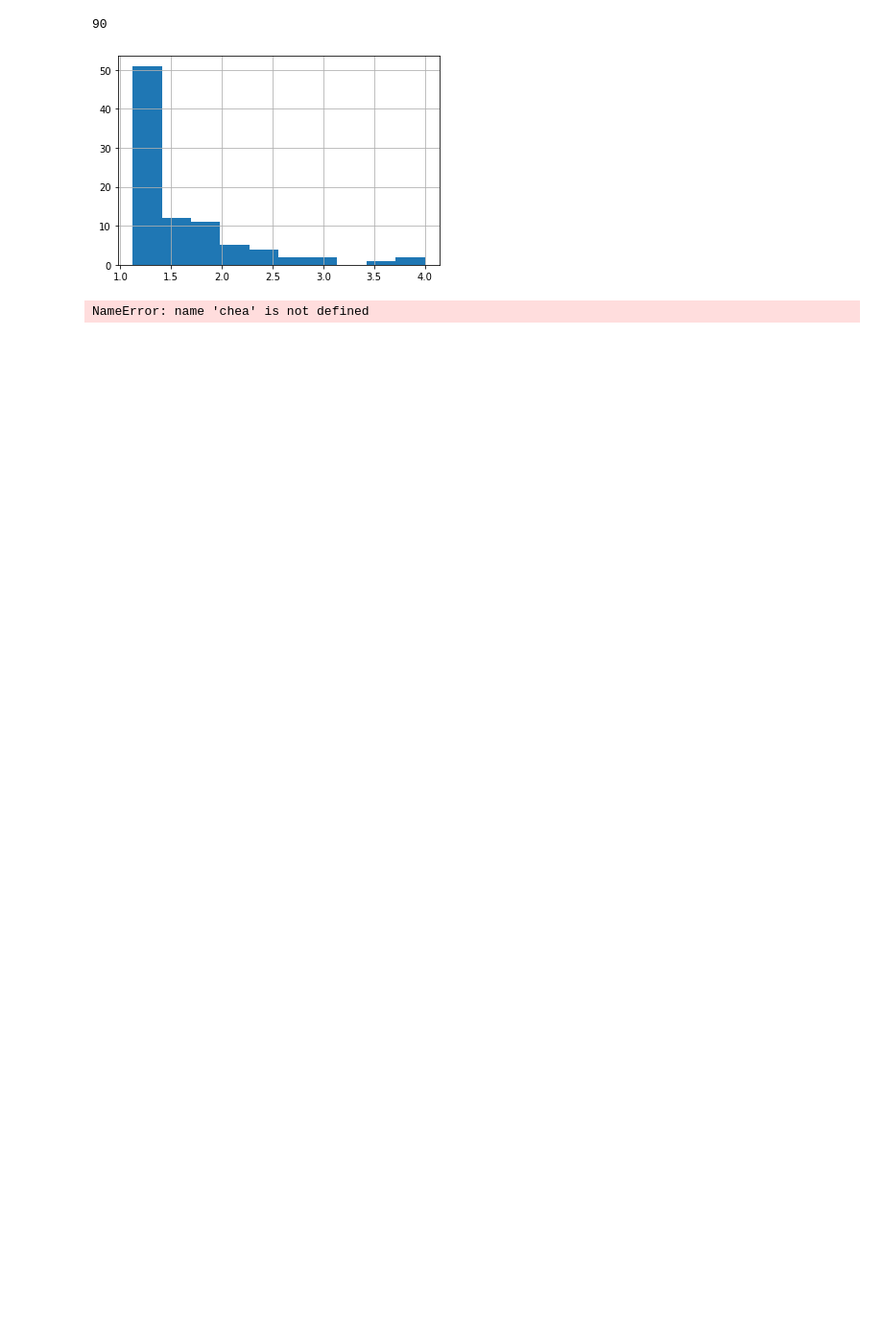
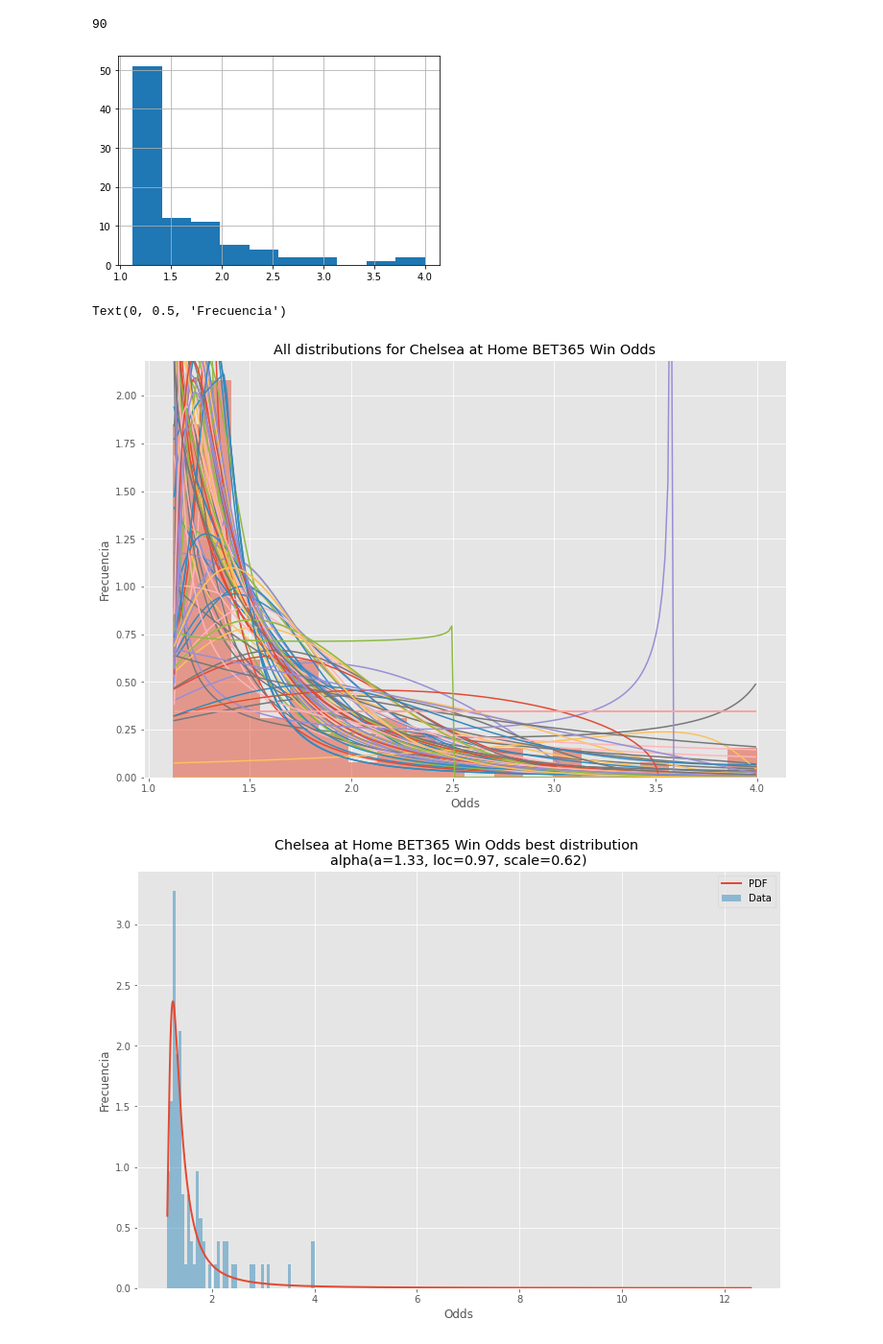
Before and after one commit to EduardoLoza/ProyectoModulo1_delaTorreE_VelascoG, a Jupyter notebook: ProyectoModulo1_delaTorreE_VelascoG.ipynb, the cells around one changed output. Shown at 96% size. Cells and saved outputs as stored; diff of their text form; code cells hidden in the pictures; blank space fills up the shorter version.

Commit message:
primera entrega lalo

```diff
--- a/ProyectoModulo1_delaTorreE_VelascoG.ipynb
+++ b/ProyectoModulo1_delaTorreE_VelascoG.ipynb
@@ -51,9 +73,9 @@ data1718=pd.read_csv('E0 (2).csv')
 data1718.set_index('Date',inplace=True)
 data1617=pd.read_csv('E0 (1).csv')
 data1617.set_index('Date',inplace=True)
-data = data1617.append(data1718).append(data1819)
+data1 = data1617.append(data1718).append(data1819)
 data2 = data1920.append(data2021)
-data
+data1
 # %% [output]
 |  | Div | HomeTeam | AwayTeam | FTHG | FTAG | FTR | HTHG | HTAG | HTR | Referee | ... | ... |
 | Date |  |  |  |  |  |  |  |  |  |  |  | ... |
@@ -70,18 +92,32 @@ data
 | 12/05/2019 | E0 | Watford | West Ham | 1 | 4 | A | 0 | 2 | A | C Kavanagh | ... | ... |
 1140 rows × 64 columns
 # %%
-cheh = data[data['HomeTeam'] == 'Chelsea' ]
+cheh = data1[data1['HomeTeam'] == 'Chelsea' ]
 cheh1 = data2[data2['HomeTeam'] == 'Chelsea' ]
 cheh = cheh.append(cheh1)
-chea = data[data['AwayTeam'] == 'Chelsea' ]#primer nodo
+chea = data1[data1['AwayTeam'] == 'Chelsea' ]
+chea1 = data2[data2['AwayTeam'] == 'Chelsea' ]
+chea = chea.append(chea1)#primer nodo
 
-Mch = data[data['HomeTeam'] == 'Manchester City' ]
-Mca = data[data['AwayTeam'] == 'Manchester City' ]#segundo nodo
+Mch = data1[data1['HomeTeam'] == 'Manchester City' ]
+Mch1 = data2[data2['HomeTeam'] == 'Manchester City' ]
+Mch = Mch.append(Mch1)
+Mca = data1[data1['AwayTeam'] == 'Manchester City' ]
+Mca1 = data2[data2['AwayTeam'] == 'Manchester City' ]
+Mca = Mca.append(Mca1)#segundo nodo
 
-Muh = data[data['HomeTeam'] == 'Manchester United' ]
-Mua = data[data['AwayTeam'] == 'Manchester United' ]#Tercer nodo
+Muh = data1[data1['HomeTeam'] == 'Manchester United' ]
+Muh1 = data2[data2['HomeTeam'] == 'Manchester United' ]
+Muh = Muh.append(Muh1)
+Mua = data1[data1['AwayTeam'] == 'Manchester United' ]
+Mua1 = data2[data2['AwayTeam'] == 'Manchester United' ]#Tercer nodo
+Mua = Mua.append(Mua1)
 
-livh = data[data['HomeTeam'] == 'Liverpool' ]
-liva = data[data['AwayTeam'] == 'Liverpool' ]#Cuarto nodo
-cheh['B365H']
+livh = data1[data1['HomeTeam'] == 'Liverpool' ]
+livh1 = data2[data2['HomeTeam'] == 'Liverpool' ]
+livh = livh.append(livh1)
+liva = data1[data1['AwayTeam'] == 'Liverpool' ]
+liva1 = data2[data2['AwayTeam'] == 'Liverpool' ]
+liva = liva.append(liva1)#Cuarto nodo
+data1
 # %% [output]
@@ -105,8 +142,8 @@ len(cheh['B365H'])
 90
 [figure]
 # %%
-data = chea['B365A']
-matplotlib.rcParams['figure.figsize'] = (16.0, 12.0)
+data = cheh['B365H']
+matplotlib.rcParams['figure.figsize'] = (16.0, 5.0)
 matplotlib.style.use('ggplot')
 
 # Create models from data
@@ -205,31 +242,33 @@ plt.figure(figsize=(12,8))
 ax = data.plot(kind='hist', bins=20, density=True, alpha=0.5)
 # Save plot limits
 dataYLim = ax.get_ylim()
 
 # Find best fit distribution
 best_fit_name, best_fit_params = best_fit_distribution(data, 200, ax)
 best_dist = getattr(st, best_fit_name)
 
 # Update plots
 ax.set_ylim(dataYLim)
 ax.set_title(u'All distributions for Chelsea at Home BET365 Win Odds')
 ax.set_xlabel(u'Odds')
 ax.set_ylabel('Frecuencia')
 
 # Make PDF with best params
 pdf = make_pdf(best_dist, best_fit_params)
 
 # Display
 plt.figure(figsize=(12,8))
 ax = pdf.plot(lw=2, label='PDF', legend=True)
 data.plot(kind='hist', bins=50, density=True, alpha=0.5, label='Data', legend=True, ax=ax)
 
 param_names = (best_dist.shapes + ', loc, scale').split(', ') if best_dist.shapes else ['loc', 'scale']
 param_str = ', '.join(['{}={:0.2f}'.format(k,v) for k,v in zip(param_names, best_fit_params)])
 dist_str = '{}({})'.format(best_fit_name, param_str)
 
 ax.set_title(u'Chelsea at Home BET365 Win Odds best distribution \n' + dist_str)
 ax.set_xlabel(u'Odds')
 ax.set_ylabel('Frecuencia')
 # %% [output]
-NameError: name 'chea' is not defined
+Text(0, 0.5, 'Frecuencia')
+[figure, added]
+[figure, added]
```
Also changed, not shown: parts of 15 cells of this notebook.
